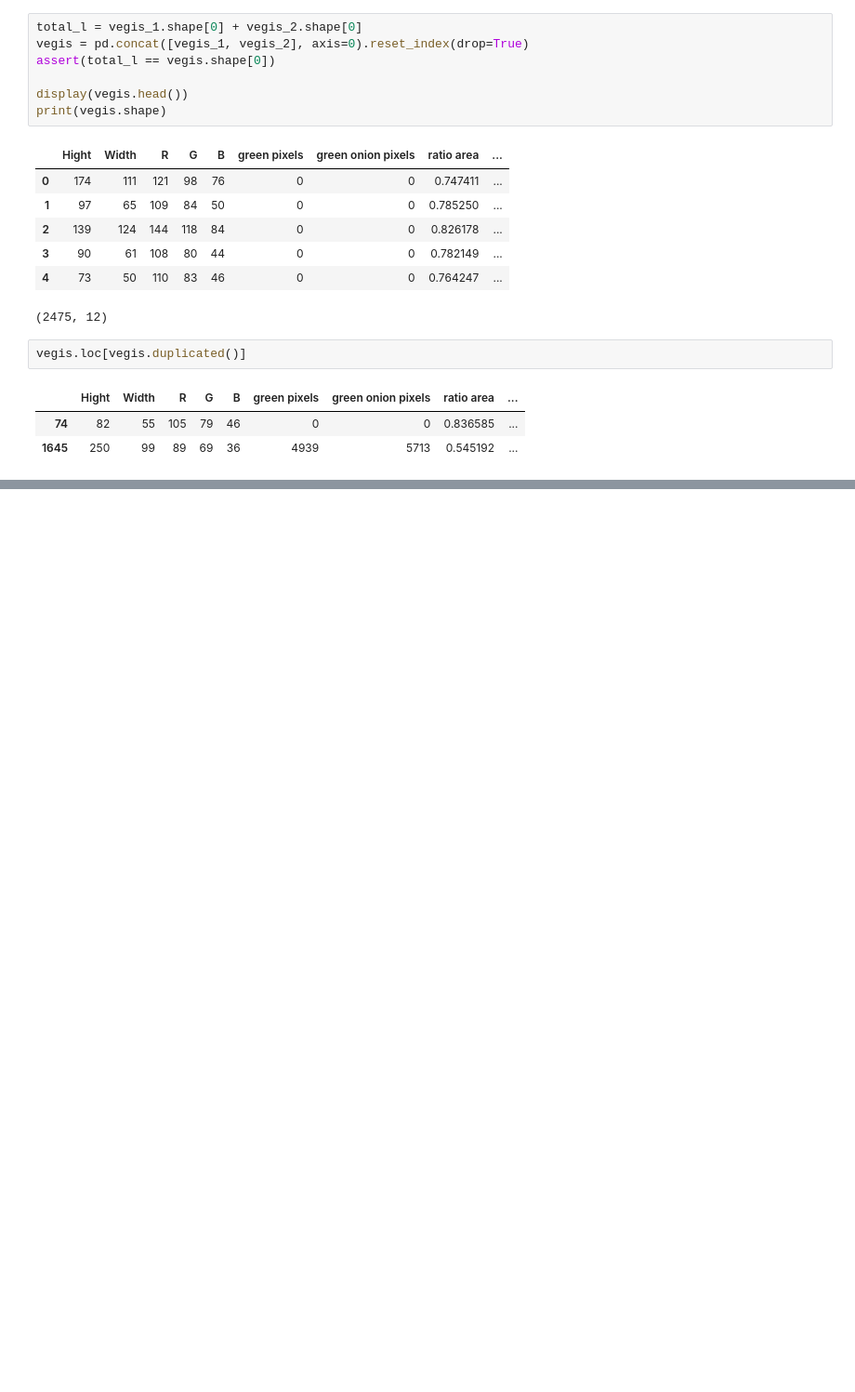
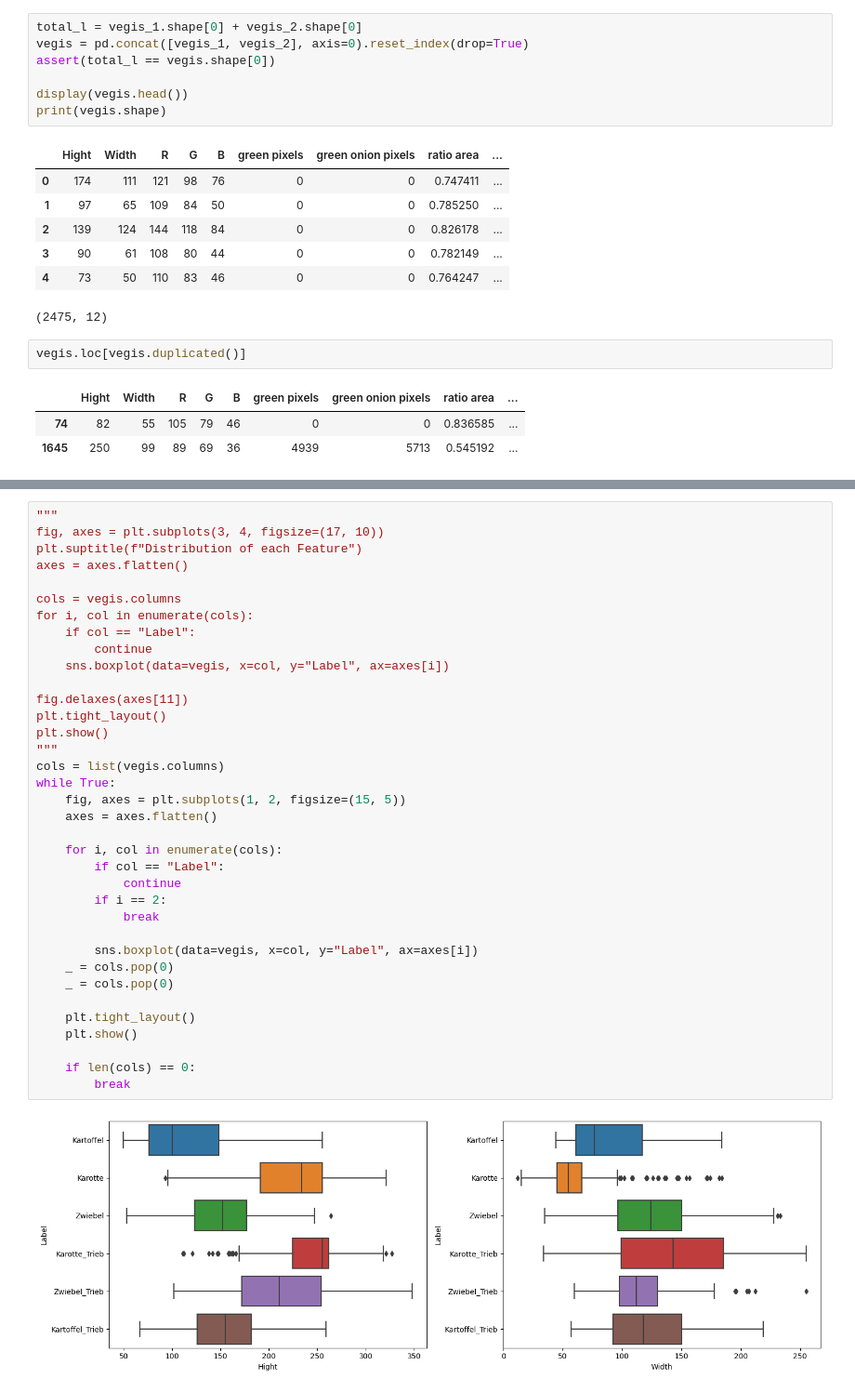
Before and after one commit to leons1396/AI_project, a Jupyter notebook: Data_analysis/data_analysis_default_dataset.ipynb, the cells around one changed output, grey strips where cells are left out. Shown at 93% size. Saved outputs shown, nothing was run; the diff lists cells and outputs as text; blank space fills up the shorter version.

Commit message:
add boxplot

```diff
--- a/Data_analysis/data_analysis_default_dataset.ipynb
+++ b/Data_analysis/data_analysis_default_dataset.ipynb
@@ -54,0 +132,38 @@ vegis.loc[vegis.duplicated()]
+# %%
+"""
+fig, axes = plt.subplots(3, 4, figsize=(17, 10))
+plt.suptitle(f"Distribution of each Feature")
+axes = axes.flatten()
+
+cols = vegis.columns
+for i, col in enumerate(cols):
+    if col == "Label":
+        continue
+    sns.boxplot(data=vegis, x=col, y="Label", ax=axes[i])
+
+fig.delaxes(axes[11])
+plt.tight_layout()
+plt.show()
+"""
+cols = list(vegis.columns)
+while True:
+    fig, axes = plt.subplots(1, 2, figsize=(15, 5))
+    axes = axes.flatten()
+
+    for i, col in enumerate(cols):
+        if col == "Label":
+            continue
+        if i == 2:
+            break
+
+        sns.boxplot(data=vegis, x=col, y="Label", ax=axes[i])
+    _ = cols.pop(0)
+    _ = cols.pop(0)
+
+    plt.tight_layout()
+    plt.show()
+
+    if len(cols) == 0:
+        break
+# %% [output]
+[figure, added]
```
Also changed, not shown: parts of 5 cells of this notebook, 1 other file.
